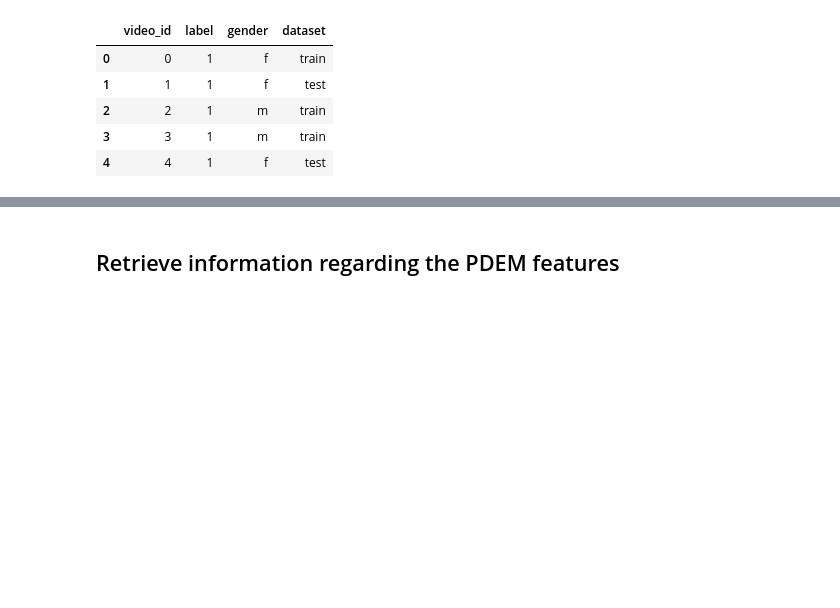
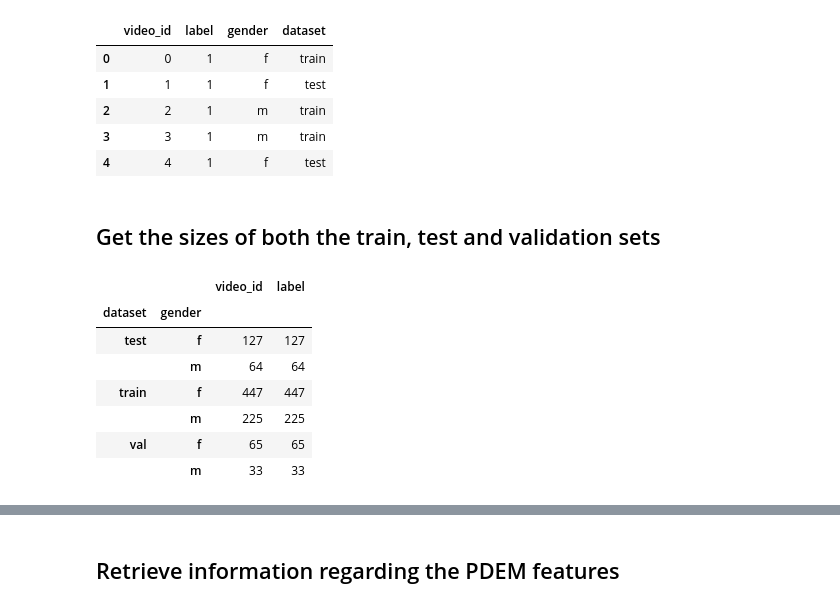
Before and after one commit to StanMey/Master_thesis_DVlog, a Jupyter notebook: notebooks/dataset_and_feature_analysis.ipynb, the cells around one changed output, grey strips where cells are left out. Drawn from its saved outputs; the diff is of its cells as text; code cells hidden in the pictures; blank space fills up the shorter version.

```diff
--- a/notebooks/dataset_and_feature_analysis.ipynb
+++ b/notebooks/dataset_and_feature_analysis.ipynb
@@ -19,13 +19,17 @@ sns.set_theme()
 
 from pathlib import Path
 # %%
-annotations_file = Path(r"../DVlog/dataset/dvlog_labels_v2.csv")
+annotations_file1 = Path(r"../DVlog/dataset/dvlog_labels_v1.csv")
+annotations_file2 = Path(r"../DVlog/dataset/dvlog_labels_v2.csv")
+
 pdem_features_path = Path(r"E:/master/data/PDEM/pdem-dataset")
 text_embeddings_path = Path(r"E:/master/data/embeddings-dataset")
 # %%
-# load in the annotation labels
-df_annotations = pd.read_csv(annotations_file)
-df_annotations.head()
+# load in both the annotation labels
+df_annotv1 = pd.read_csv(annotations_file1)
+df_annotv2 = pd.read_csv(annotations_file2)
+
+df_annotv2.head()
 # %% [output]
 |  | video_id | label | gender | dataset |
 | 0 | 0 | 1 | f | train |
@@ -33,3 +37,16 @@ df_annotations.head()
 | 2 | 2 | 1 | m | train |
 | 3 | 3 | 1 | m | train |
 | 4 | 4 | 1 | f | test |
+# %% [markdown]
+## Get the sizes of both the train, test and validation sets
+# %%
+df_annotv1.groupby(["dataset", "gender"]).count()
+# %% [output]
+|  |  | video_id | label |
+| dataset | gender |  |  |
+| test | f | 127 | 127 |
+|  | m | 64 | 64 |
+| train | f | 447 | 447 |
+|  | m | 225 | 225 |
+| val | f | 65 | 65 |
+|  | m | 33 | 33 |
```
Also changed, not shown: parts of 1 cell of this notebook, 2 other files.
